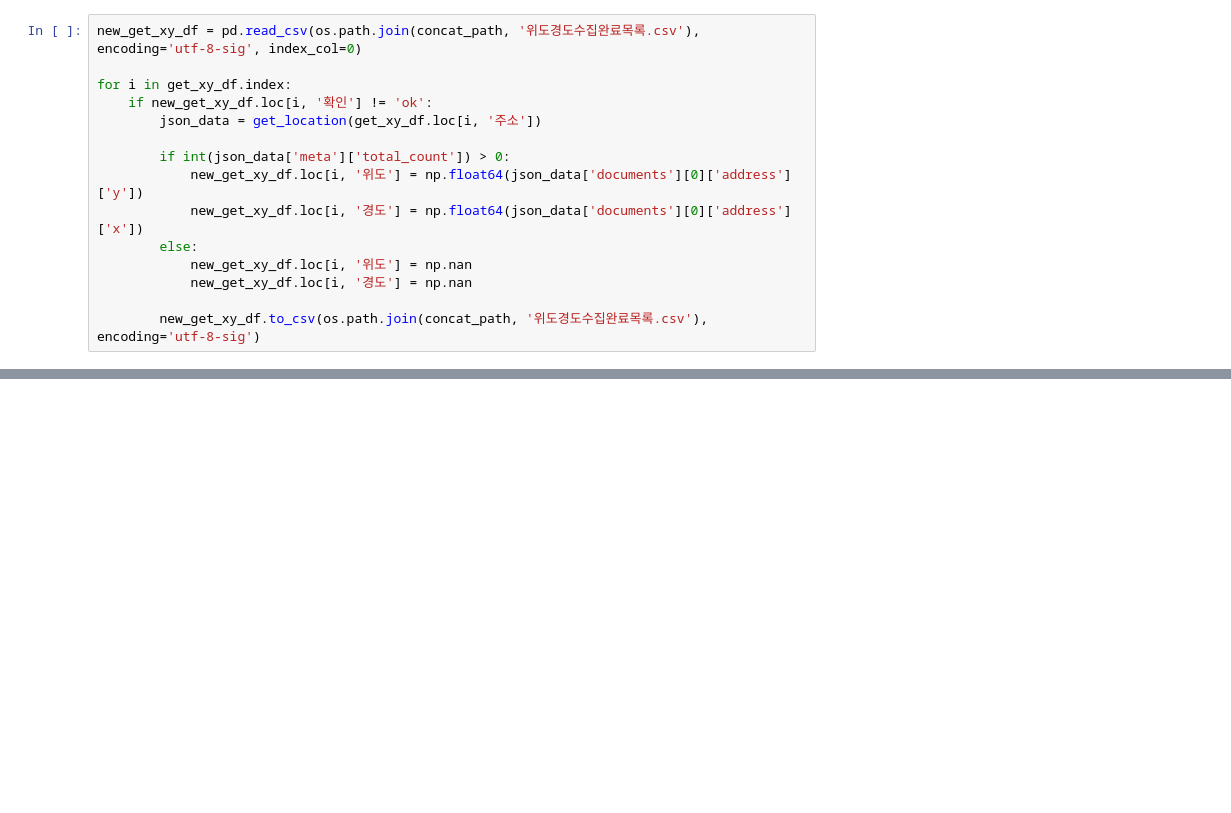
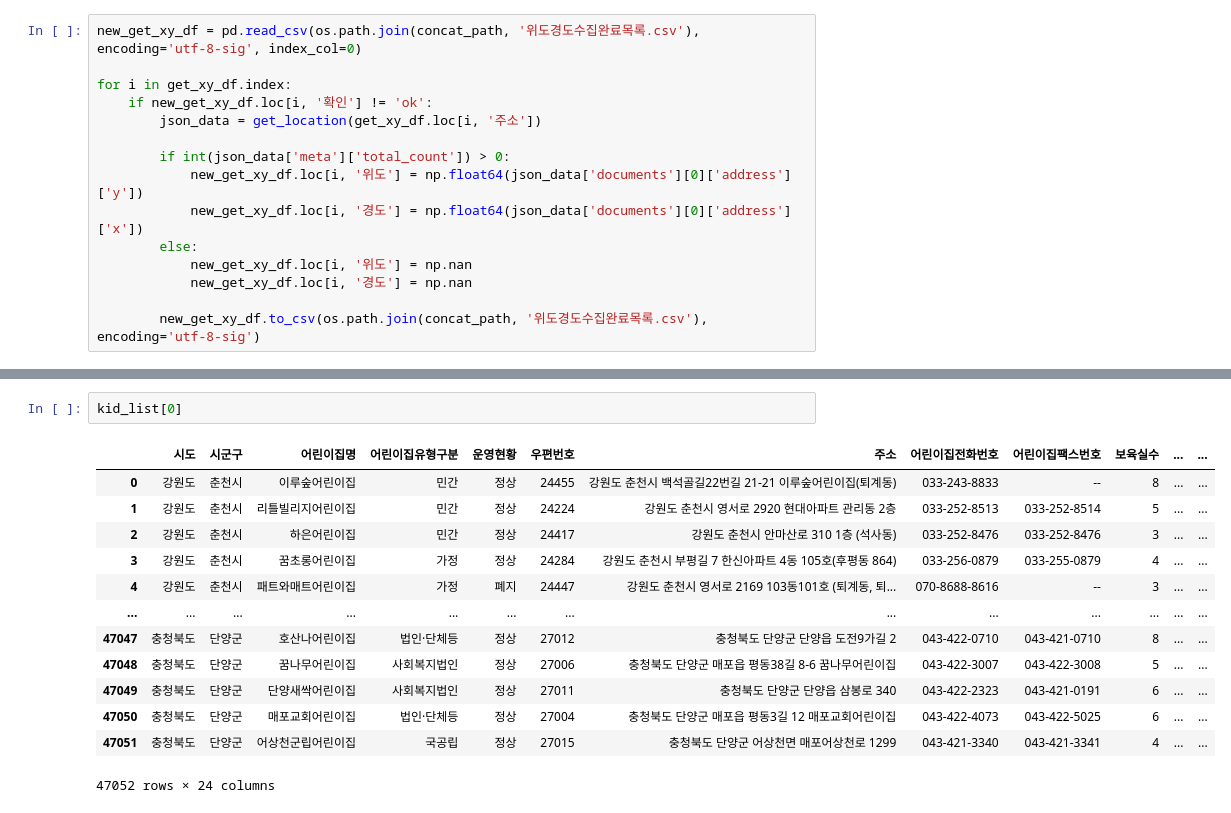
Before and after one commit to NeatyNut/-------, a Jupyter notebook: EDA.ipynb, the cells around one changed output, grey strips where cells are left out. Cells and saved outputs as stored; diff of their text form; blank space fills up the shorter version.

```diff
--- a/EDA.ipynb
+++ b/EDA.ipynb
@@ -1215,0 +1187,16 @@ new_get_xy_df[new_get_xy_df['위도'].isnull()]
+# %%
+kid_list[0]
+# %% [output]
+|  | 시도 | 시군구 | 어린이집명 | 어린이집유형구분 | 운영현황 | 우편번호 | 주소 | 어린이집전화번호 | 어린이집팩스번호 | 보육실수 | ... | ... |
+| 0 | 강원도 | 춘천시 | 이루숲어린이집 | 민간 | 정상 | 24455 | 강원도 춘천시 백석골길22번길 21-21 이루숲어린이집(퇴계동) | 033-243-8833 | -- | 8 | ... | ... |
+| 1 | 강원도 | 춘천시 | 리틀빌리지어린이집 | 민간 | 정상 | 24224 | 강원도 춘천시 영서로 2920 현대아파트 관리동 2층 | 033-252-8513 | 033-252-8514 | 5 | ... | ... |
+| 2 | 강원도 | 춘천시 | 하은어린이집 | 민간 | 정상 | 24417 | 강원도 춘천시 안마산로 310 1층 (석사동) | 033-252-8476 | 033-252-8476 | 3 | ... | ... |
+| 3 | 강원도 | 춘천시 | 꿈초롱어린이집 | 가정 | 정상 | 24284 | 강원도 춘천시 부평길 7 한신아파트 4동 105호(후평동 864) | 033-256-0879 | 033-255-0879 | 4 | ... | ... |
+| 4 | 강원도 | 춘천시 | 패트와매트어린이집 | 가정 | 폐지 | 24447 | 강원도 춘천시 영서로 2169 103동101호 (퇴계동, 퇴... | 070-8688-8616 | -- | 3 | ... | ... |
+| ... | ... | ... | ... | ... | ... | ... | ... | ... | ... | ... | ... | ... |
+| 47047 | 충청북도 | 단양군 | 호산나어린이집 | 법인·단체등 | 정상 | 27012 | 충청북도 단양군 단양읍 도전9가길 2 | 043-422-0710 | 043-421-0710 | 8 | ... | ... |
+| 47048 | 충청북도 | 단양군 | 꿈나무어린이집 | 사회복지법인 | 정상 | 27006 | 충청북도 단양군 매포읍 평동38길 8-6 꿈나무어린이집 | 043-422-3007 | 043-422-3008 | 5 | ... | ... |
+| 47049 | 충청북도 | 단양군 | 단양새싹어린이집 | 사회복지법인 | 정상 | 27011 | 충청북도 단양군 단양읍 삼봉로 340 | 043-422-2323 | 043-421-0191 | 6 | ... | ... |
+| 47050 | 충청북도 | 단양군 | 매포교회어린이집 | 법인·단체등 | 정상 | 27004 | 충청북도 단양군 매포읍 평동3길 12 매포교회어린이집 | 043-422-4073 | 043-422-5025 | 6 | ... | ... |
+| 47051 | 충청북도 | 단양군 | 어상천군립어린이집 | 국공립 | 정상 | 27015 | 충청북도 단양군 어상천면 매포어상천로 1299 | 043-421-3340 | 043-421-3341 | 4 | ... | ... |
+47052 rows × 24 columns
```
Also changed, not shown: parts of 10 cells of this notebook, 1 other file.
